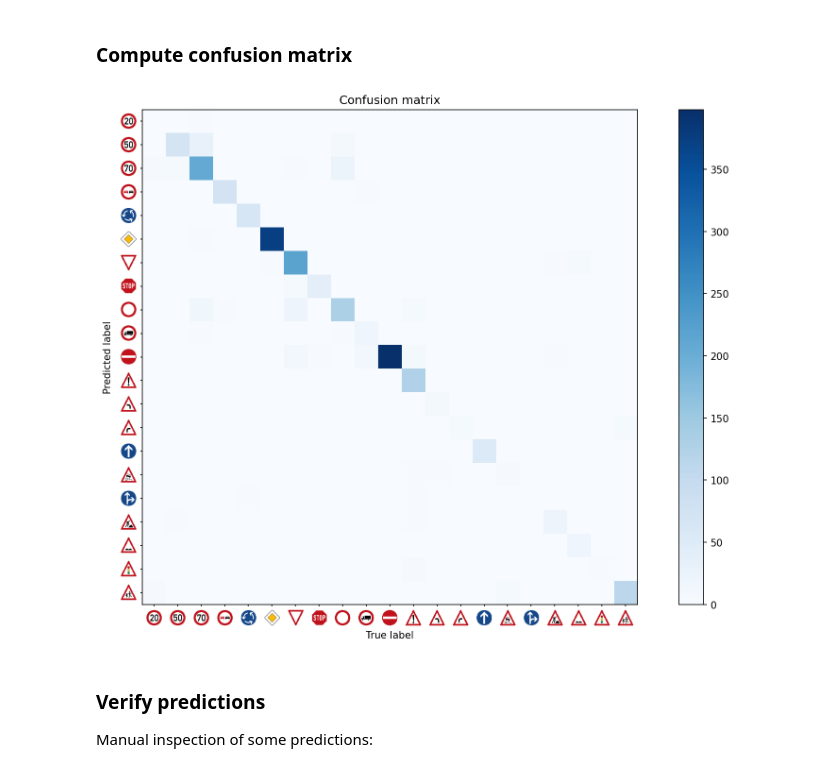
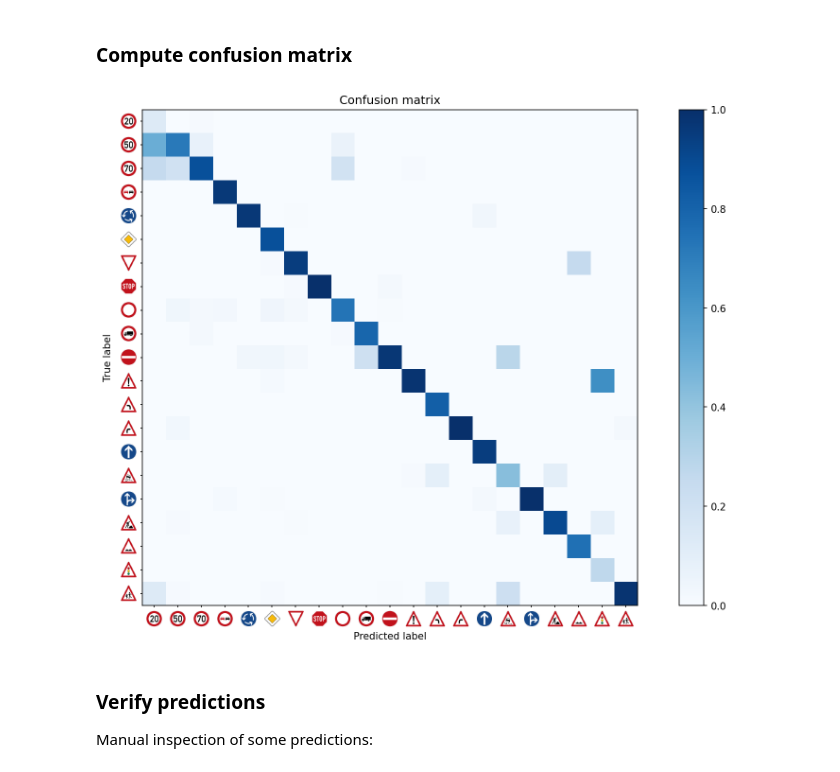
Before and after one commit to arnehaak/trafficsign_classification, a Jupyter notebook: trafficsign.ipynb, the cells around one changed output. Cells and saved outputs as stored; diff of their text form; code cells hidden in the pictures.

Commit message:
Improved traffic sign confusion matrix

```diff
--- a/trafficsign.ipynb
+++ b/trafficsign.ipynb
@@ -208,14 +208,10 @@ predictions = probability_model.predict(test_images)
 ### Compute confusion matrix
 # %%
 labels_predicted = np.argmax(predictions, axis = 1)
-
 confmat = tf.math.confusion_matrix(test_labels, labels_predicted, num_classes)
-
-plt.rcParams['figure.figsize'] = [12, 8]
-plt.rcParams['figure.dpi'] = 150
-mlvis.plot_traffic_sign_confmat(confmat, xlabel = 'True label', ylabel = 'Predicted label')
+mlvis.plot_traffic_sign_confmat(confmat, normalize_by = "cols")
 # %% [output]
-[figure, old version]
+[figure, new version]
 # %% [markdown]
 ### Verify predictions
 
```
Also changed, not shown: parts of 4 cells of this notebook, 1 other file.
